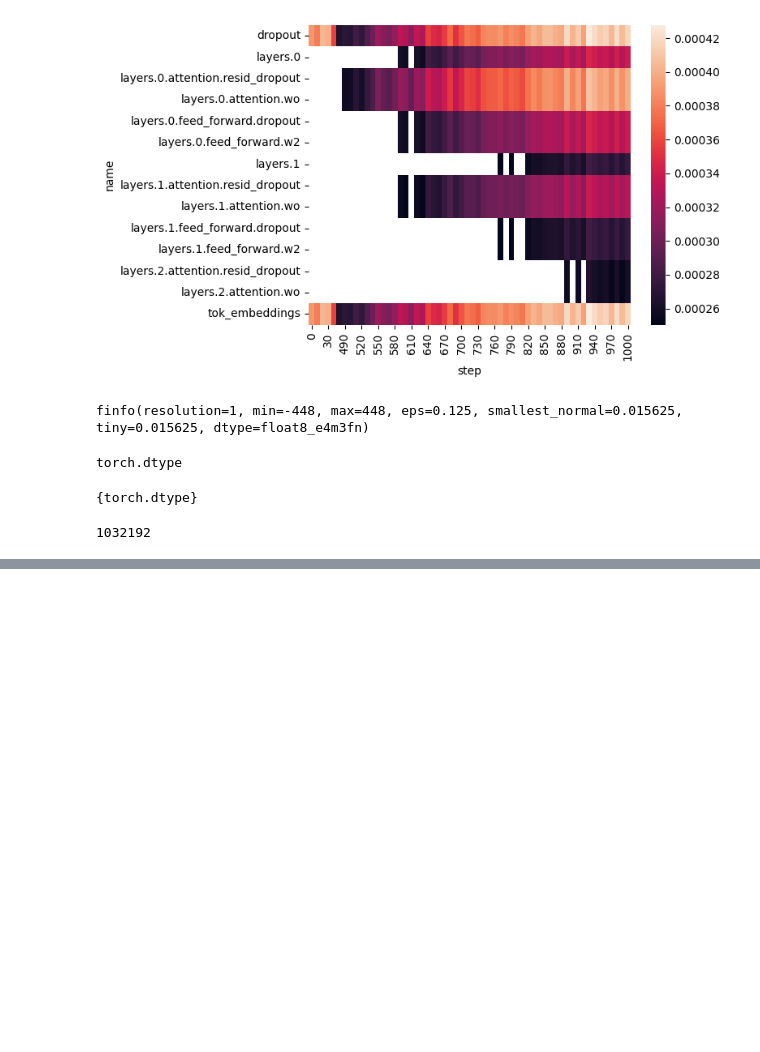
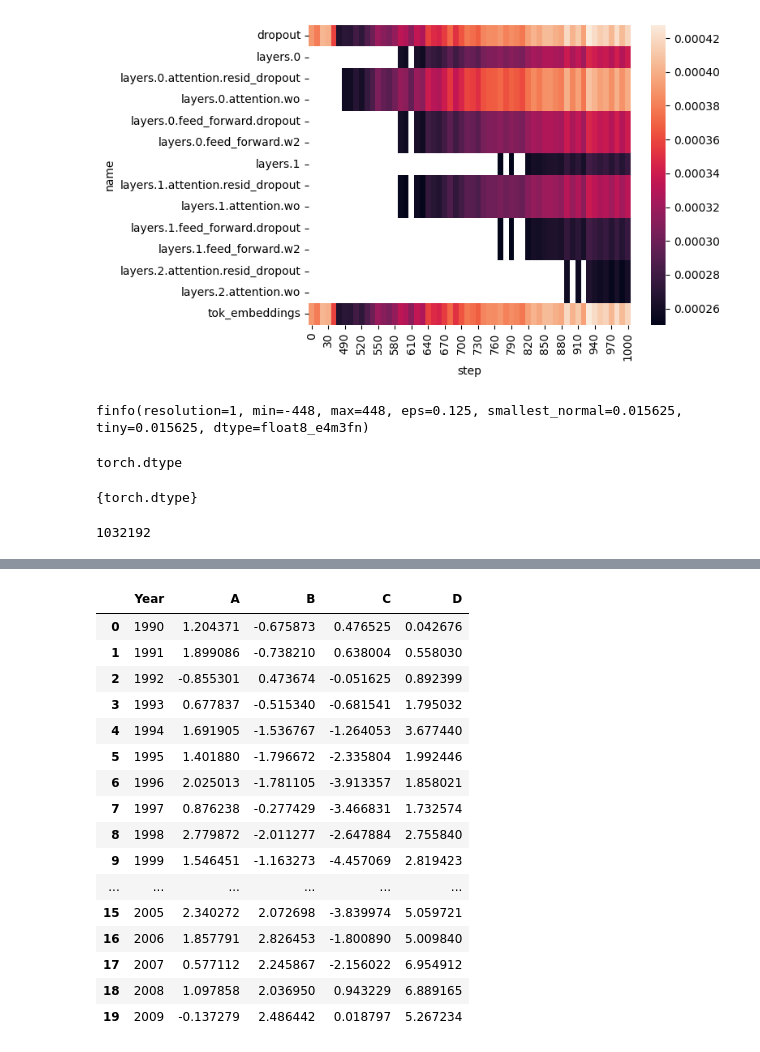
Before and after one commit to graphcore-research/track-and-visualize, a Jupyter notebook: notebooks/pd-explorations.ipynb, the cells around one changed output, grey strips where cells are left out. Saved outputs shown, nothing was run; the diff lists cells and outputs as text; code cells hidden in the pictures; blank space fills up the shorter version.

```diff
--- a/notebooks/pd-explorations.ipynb
+++ b/notebooks/pd-explorations.ipynb
@@ -79,0 +107,32 @@ def exp_count_to_array(df):
+# %%
+num_rows = 20
+years = list(range(1990, 1990 + num_rows))
+data_preproc = pd.DataFrame({
+    'Year': years,
+    'A': np.random.randn(num_rows).cumsum(),
+    'B': np.random.randn(num_rows).cumsum(),
+    'C': np.random.randn(num_rows).cumsum(),
+    'D': np.random.randn(num_rows).cumsum()})
+
+# Convert the dataframe from wide to long format
+dfl = pd.melt(data_preproc, ['Year'])
+# %%
+data_preproc
+# %% [output]
+|  | Year | A | B | C | D |
+| 0 | 1990 | 1.204371 | -0.675873 | 0.476525 | 0.042676 |
+| 1 | 1991 | 1.899086 | -0.738210 | 0.638004 | 0.558030 |
+| 2 | 1992 | -0.855301 | 0.473674 | -0.051625 | 0.892399 |
+| 3 | 1993 | 0.677837 | -0.515340 | -0.681541 | 1.795032 |
+| 4 | 1994 | 1.691905 | -1.536767 | -1.264053 | 3.677440 |
+| 5 | 1995 | 1.401880 | -1.796672 | -2.335804 | 1.992446 |
+| 6 | 1996 | 2.025013 | -1.781105 | -3.913357 | 1.858021 |
+| 7 | 1997 | 0.876238 | -0.277429 | -3.466831 | 1.732574 |
+| 8 | 1998 | 2.779872 | -2.011277 | -2.647884 | 2.755840 |
+| 9 | 1999 | 1.546451 | -1.163273 | -4.457069 | 2.819423 |
+| ... | ... | ... | ... | ... | ... |
+| 15 | 2005 | 2.340272 | 2.072698 | -3.839974 | 5.059721 |
+| 16 | 2006 | 1.857791 | 2.826453 | -1.800890 | 5.009840 |
+| 17 | 2007 | 0.577112 | 2.245867 | -2.156022 | 6.954912 |
+| 18 | 2008 | 1.097858 | 2.036950 | 0.943229 | 6.889165 |
+| 19 | 2009 | -0.137279 | 2.486442 | 0.018797 | 5.267234 |
```
Also changed, not shown: parts of 3 cells of this notebook, 11 other files.
